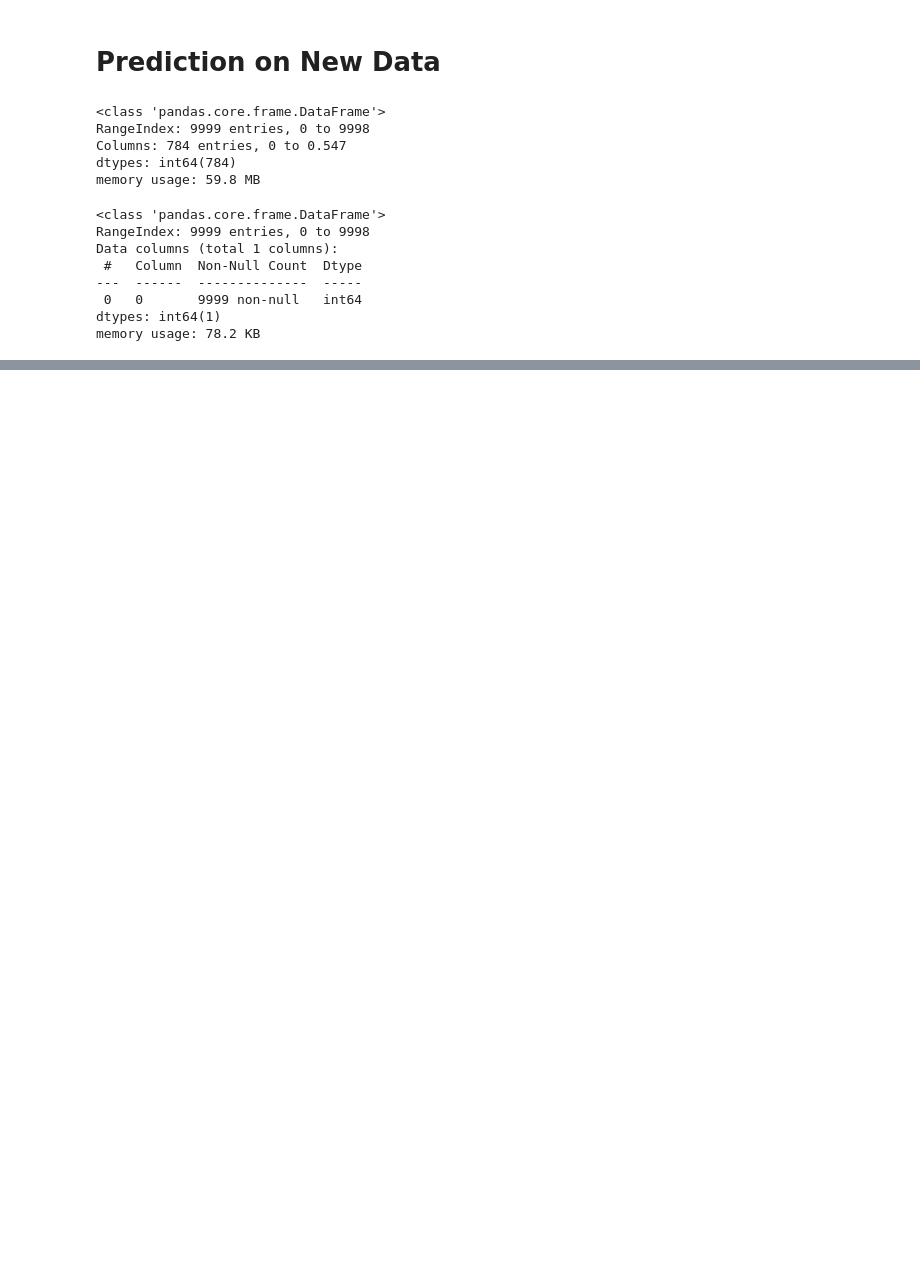
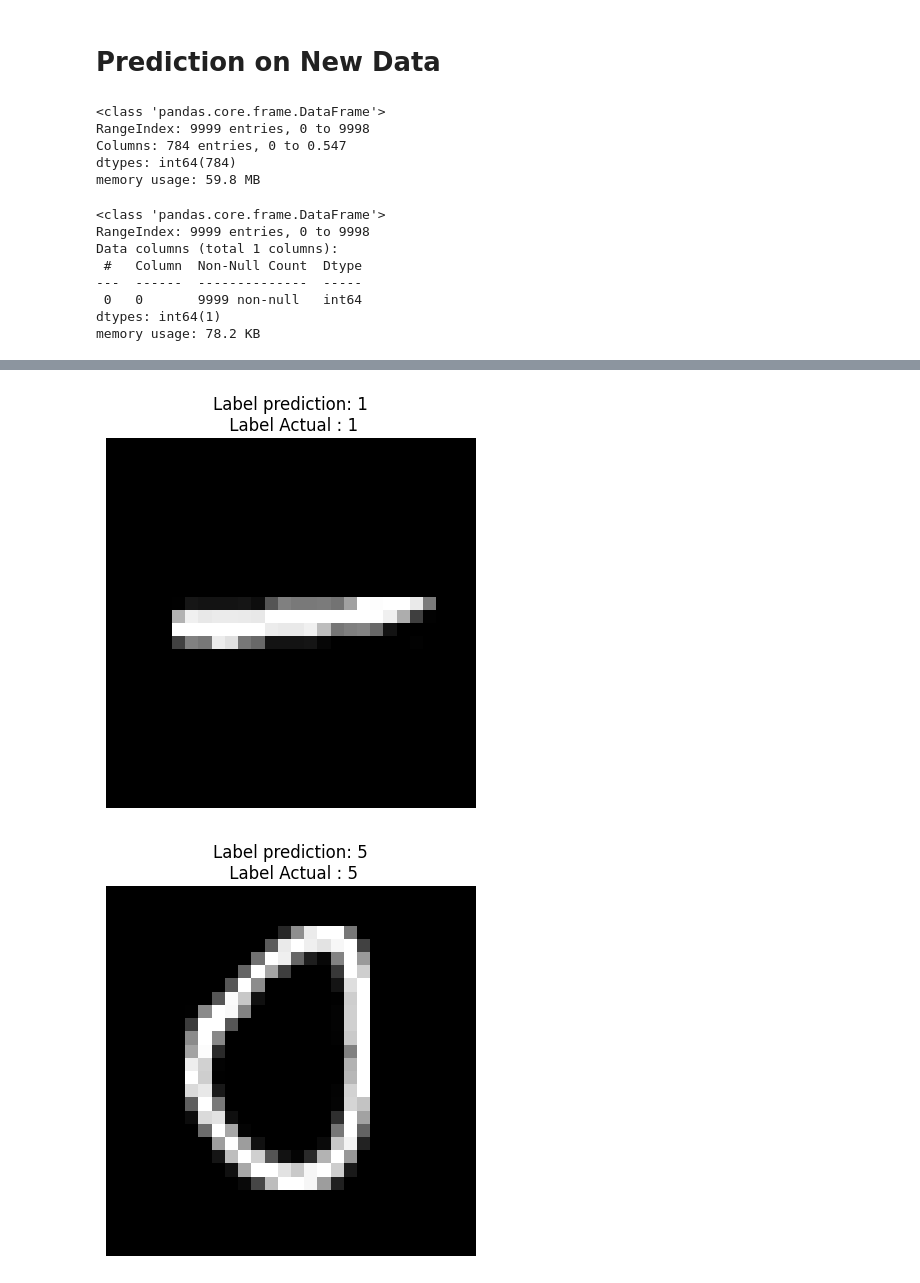
Before and after one commit to abeeraz379/abeeraz379, a Jupyter notebook: arabic-handwritten-digits.ipynb, the cells around one changed output, grey strips where cells are left out. Cells and saved outputs as stored; diff of their text form; code cells hidden in the pictures; blank space fills up the shorter version.

Commit message:
Kaggle Notebook | Arabic handwritten digits | Arabic handwritten digits

```diff
--- a/arabic-handwritten-digits.ipynb
+++ b/arabic-handwritten-digits.ipynb
@@ -185,7 +187,8 @@ Data columns (total 1 columns):
 dtypes: int64(1)
 memory usage: 78.2 KB
 # %%
-pred2 = model.predict(X_test2[8900:8909])
+
+pred2 = model.predict(X_test2)
 print('Predicted:', np.argmax(pred2, axis=1))
 print('True:', Y_test2[8900:8909])
 # %% [output]
@@ -201,3 +204,23 @@ True:       0
 8906  7
 8907  8
 8908  9
+# %%
+predictions = np.argmax(pred2, axis=1)
+pred_df = pd.DataFrame({'prediction': predictions})
+# %%
+def show_digit(i):
+    X_array = X_test2.values if hasattr(X_test2, 'values') else np.asarray(X_test2)
+    y_array = Y_test2.iloc[:, 0].values if hasattr(Y_test2, 'iloc') else np.asarray(Y_test2)
+    pred2=pred_df.iloc[:, 0].values if hasattr(pred_df, 'iloc') else np.asarray(pred_df)
+    plt.imshow(X_array[i].reshape(28, 28), cmap='gray')
+
+    plt.title(f'Label prediction: {pred2[i]}\n Label Actual : {y_array[i]}')
+
+    plt.axis('off')
+    plt.show()
+
+show_digit(0)
+show_digit(174)
+# %% [output]
+[figure, added]
+[figure, added]
```
Also changed, not shown: parts of 6 cells of this notebook.
